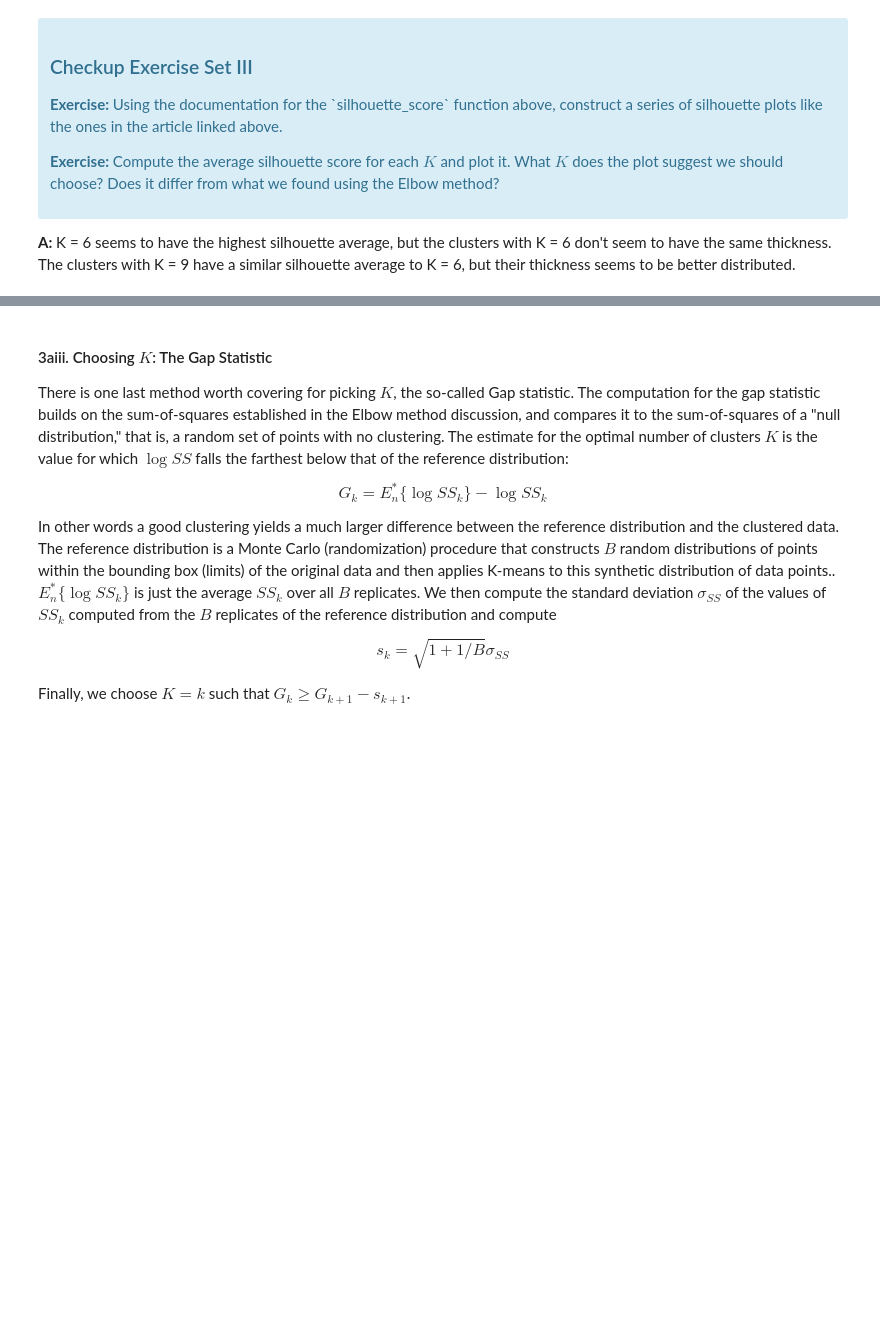
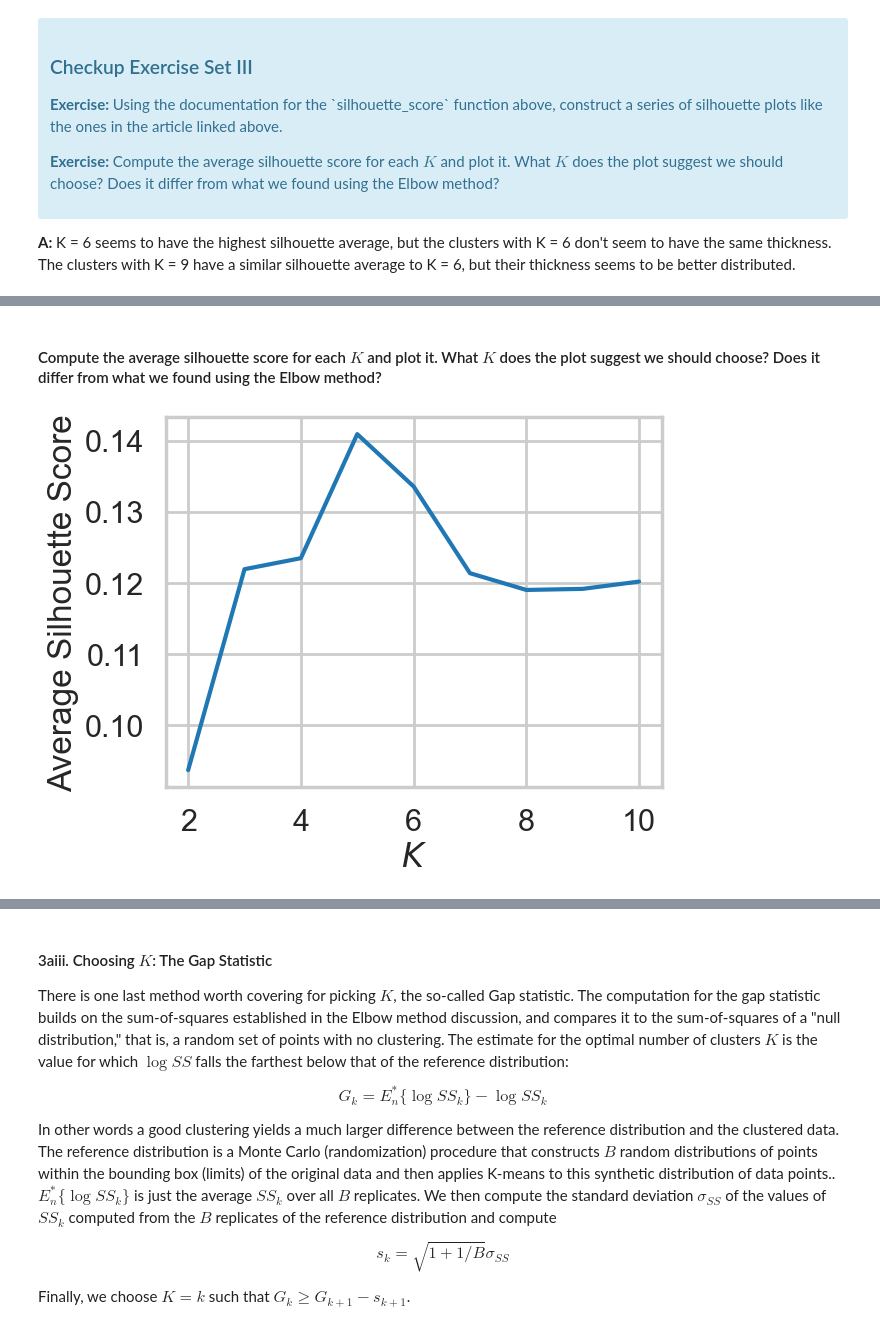
Before and after one commit to HamzaBustanji/Springboard-Customer-Segmentation-using-Clustering-K-means, a Jupyter notebook: Clustering Case Study - Customer Segmentation with K-Means - Tier 3.ipynb, the cells around one changed output, grey strips where cells are left out. Saved outputs shown, nothing was run; the diff lists cells and outputs as text; code cells hidden in the pictures; blank space fills up the shorter version.

```diff
--- a/Clustering Case Study - Customer Segmentation with K-Means - Tier 3.ipynb
+++ b/Clustering Case Study - Customer Segmentation with K-Means - Tier 3.ipynb
@@ -309,0 +338,10 @@ for K in Krange:
+# %% [markdown]
+
+<h4>Compute the average silhouette score for each $K$ and plot it. What $K$ does the plot suggest we should choose? Does it differ from what we found using the Elbow method?</p></h4>
+</div>
+# %%
+plt.plot(Krange, avg_silhouette_scores)
+plt.xlabel("$K$")
+plt.ylabel("Average Silhouette Score");
+# %% [output]
+[figure, added]
```
Also changed, not shown: parts of 11 cells of this notebook, 1 other file.
